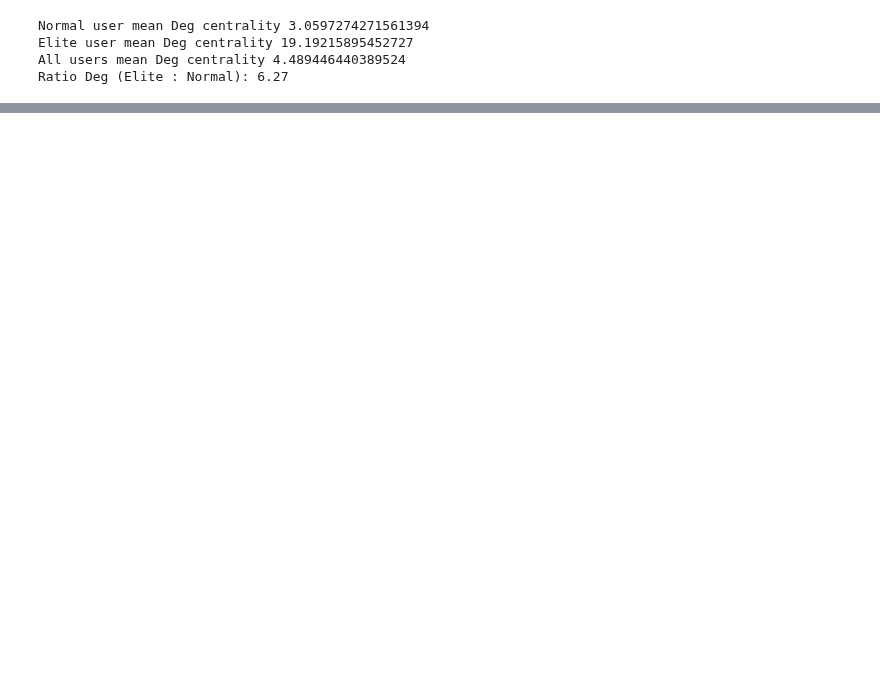
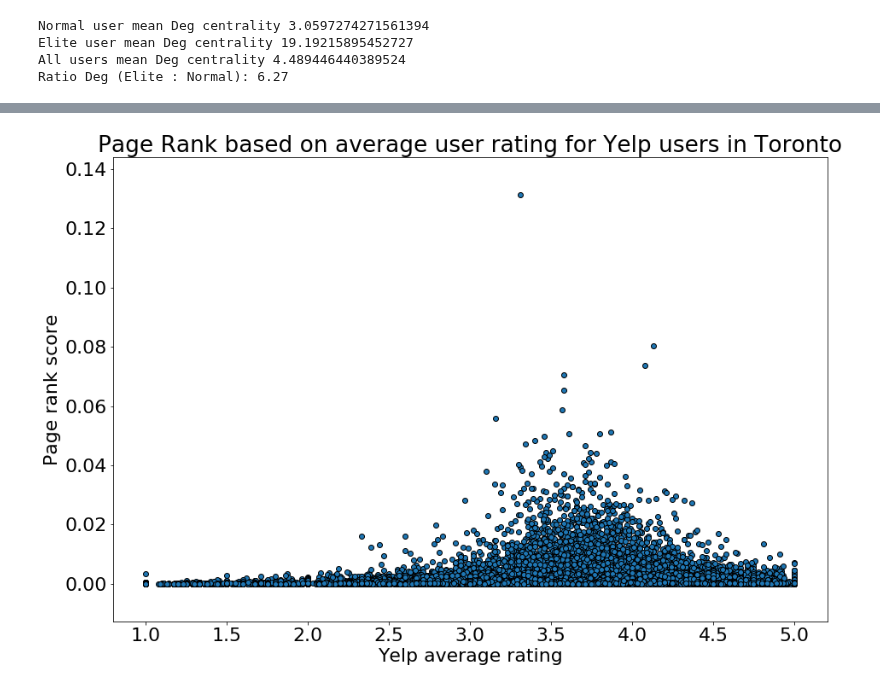
Before and after one commit to thomasnilsson/02805-social-graphs-2018, a Jupyter notebook: project1/Toronto Reviews.ipynb, the cells around one changed output, grey strips where cells are left out. Cells and saved outputs as stored; diff of their text form; code cells hidden in the pictures; blank space fills up the shorter version.

```diff
--- a/project1/Toronto Reviews.ipynb
+++ b/project1/Toronto Reviews.ipynb
@@ -204,0 +190,12 @@ Ratio Deg (Elite : Normal): 6.27
+# %%
+user['ev'] = 0
+# %%
+ev_user = {n.Data: ev[n] for n in ev if (n.Type == ELITE_USER) or (n.Type == USER)}
+# %%
+i = 1
+p = int(len(ev_user) / 100)
+for k in ev_user:
+    if  i % p == 0: print('%i percent done' % (i/p))
+    eigenvalue = ev_user[k]
+    user.loc[user.user_id == k, 'ev'] = eigenvalue
+    i += 1
@@ -204,0 +222,10 @@ Ratio Deg (Elite : Normal): 6.27
+# %%
+plt.figure(figsize=[15,10])
+plt.scatter(user.average_stars, user.ev, edgecolors='black')
+plt.xlabel('Yelp average rating')
+plt.ylabel('Page rank score')
+plt.title('Page Rank based on average user rating for Yelp users in Toronto')
+plt.savefig('plots/user_rating_ev.svg', format='svg', bbox_inches="tight")
+plt.show()
+# %% [output]
+[figure, added]
```
Also changed, not shown: parts of 29 cells of this notebook, 32 other files.
